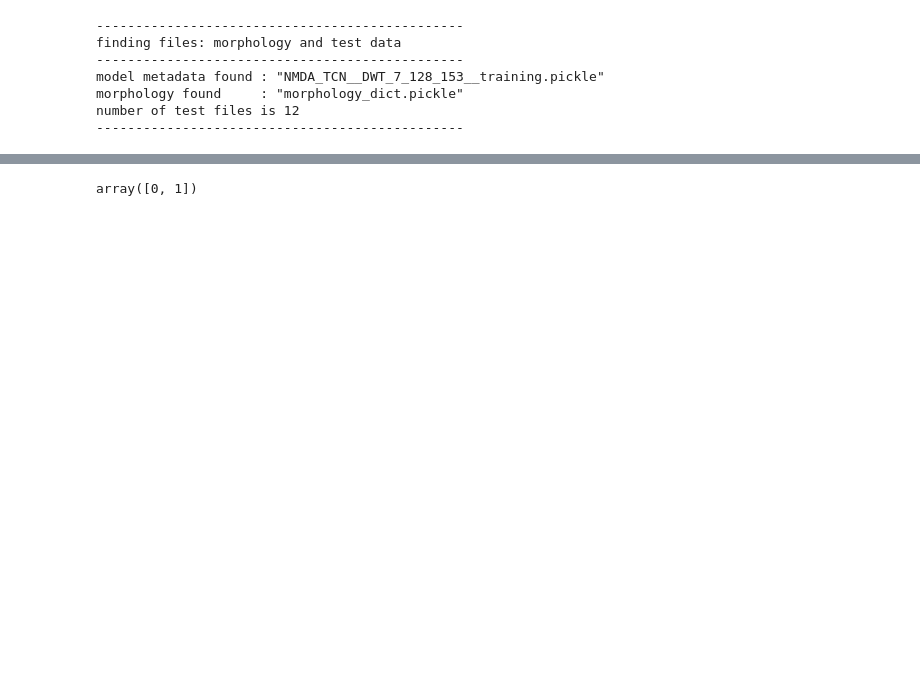
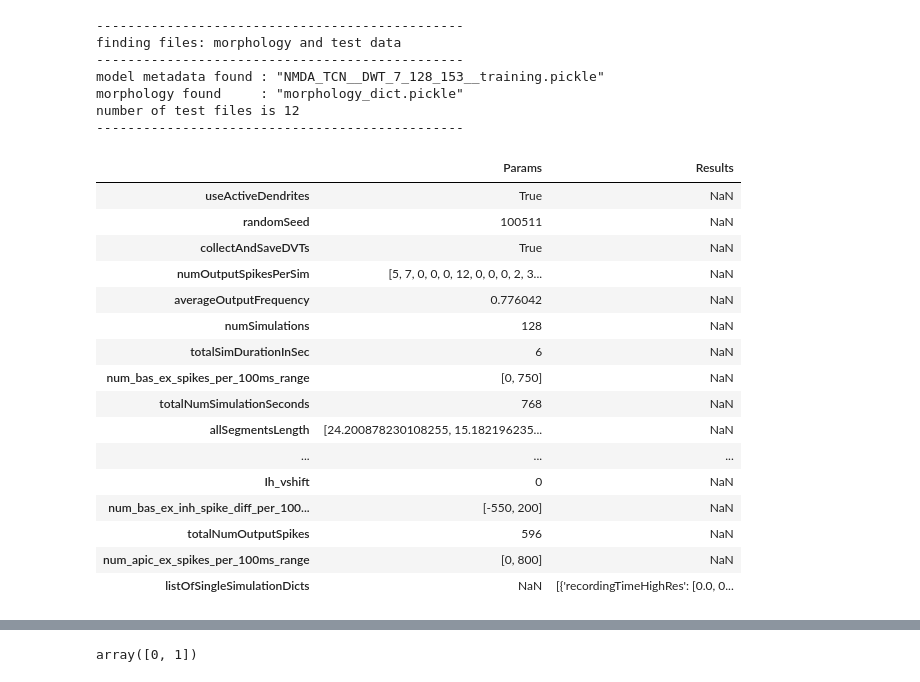
Before and after one commit to TaraBlackburn/neural-netting, a Jupyter notebook: src/ML_on_neuron.ipynb, the cells around one changed output, grey strips where cells are left out. Saved outputs shown, nothing was run; the diff lists cells and outputs as text; code cells hidden in the pictures; blank space fills up the shorter version.

```diff
--- a/src/ML_on_neuron.ipynb
+++ b/src/ML_on_neuron.ipynb
@@ -65,6 +65,25 @@ experiment_dict = pickle.load(open(testing_3, "rb" ), encoding='latin1')
 # %%
 experiment_dict.keys()
 df = pd.DataFrame(experiment_dict)
+df
+# %% [output]
+|  | Params | Results |
+| useActiveDendrites | True | NaN |
+| randomSeed | 100511 | NaN |
+| collectAndSaveDVTs | True | NaN |
+| numOutputSpikesPerSim | [5, 7, 0, 0, 0, 12, 0, 0, 0, 2, 3... | NaN |
+| averageOutputFrequency | 0.776042 | NaN |
+| numSimulations | 128 | NaN |
+| totalSimDurationInSec | 6 | NaN |
+| num_bas_ex_spikes_per_100ms_range | [0, 750] | NaN |
+| totalNumSimulationSeconds | 768 | NaN |
+| allSegmentsLength | [24.200878230108255, 15.182196235... | NaN |
+| ... | ... | ... |
+| Ih_vshift | 0 | NaN |
+| num_bas_ex_inh_spike_diff_per_100... | [-550, 200] | NaN |
+| totalNumOutputSpikes | 596 | NaN |
+| num_apic_ex_spikes_per_100ms_range | [0, 800] | NaN |
+| listOfSingleSimulationDicts | NaN | [{'recordingTimeHighRes': [0.0, 0... |
 # %%
 opening_files = test_files[:3]
 # %%
```
Also changed, not shown: parts of 27 cells of this notebook.
